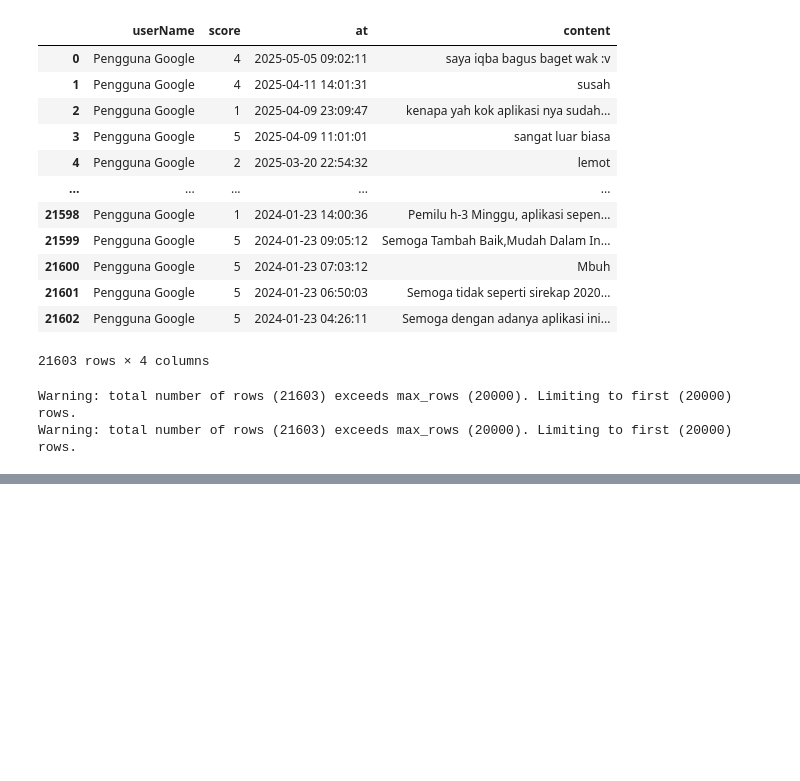
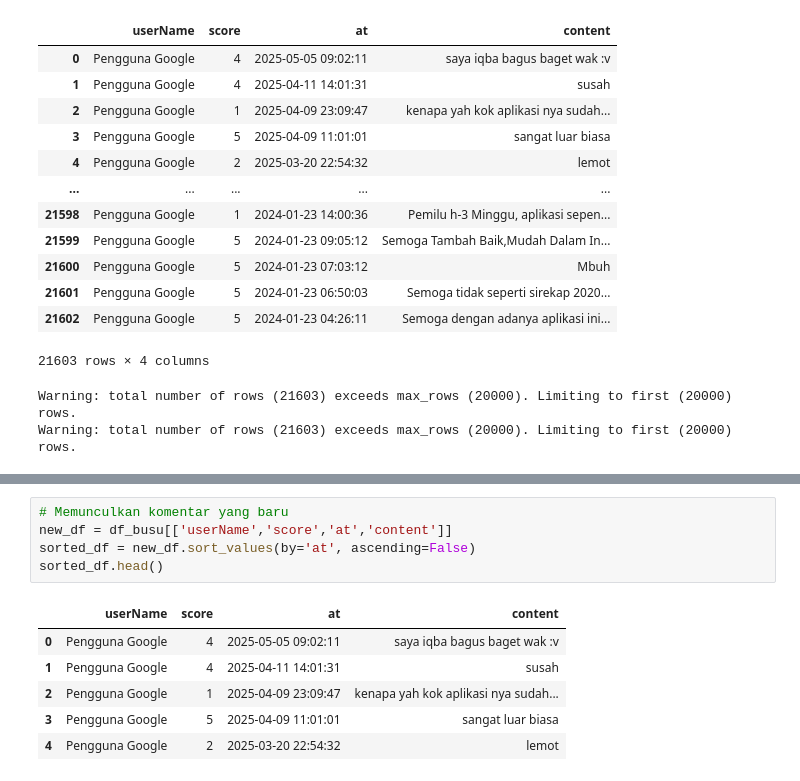
Before and after one commit to awul-code/scraping, a Jupyter notebook: SIREKAP_KPU.ipynb, the cells around one changed output, grey strips where cells are left out. Saved outputs shown, nothing was run; the diff lists cells and outputs as text; blank space fills up the shorter version.

Commit message:
memunculkan komentar yang terbaru

```diff
--- a/SIREKAP_KPU.ipynb
+++ b/SIREKAP_KPU.ipynb
@@ -66,0 +65,12 @@ len(df_busu.index)
+# %%
+# Memunculkan komentar yang baru
+new_df = df_busu[['userName','score','at','content']]
+sorted_df = new_df.sort_values(by='at', ascending=False)
+sorted_df.head()
+# %% [output]
+|  | userName | score | at | content |
+| 0 | Pengguna Google | 4 | 2025-05-05 09:02:11 | saya iqba bagus baget wak :v |
+| 1 | Pengguna Google | 4 | 2025-04-11 14:01:31 | susah |
+| 2 | Pengguna Google | 1 | 2025-04-09 23:09:47 | kenapa yah kok aplikasi nya sudah... |
+| 3 | Pengguna Google | 5 | 2025-04-09 11:01:01 | sangat luar biasa |
+| 4 | Pengguna Google | 2 | 2025-03-20 22:54:32 | lemot |
```
Also changed, not shown: parts of 1 cell of this notebook.
